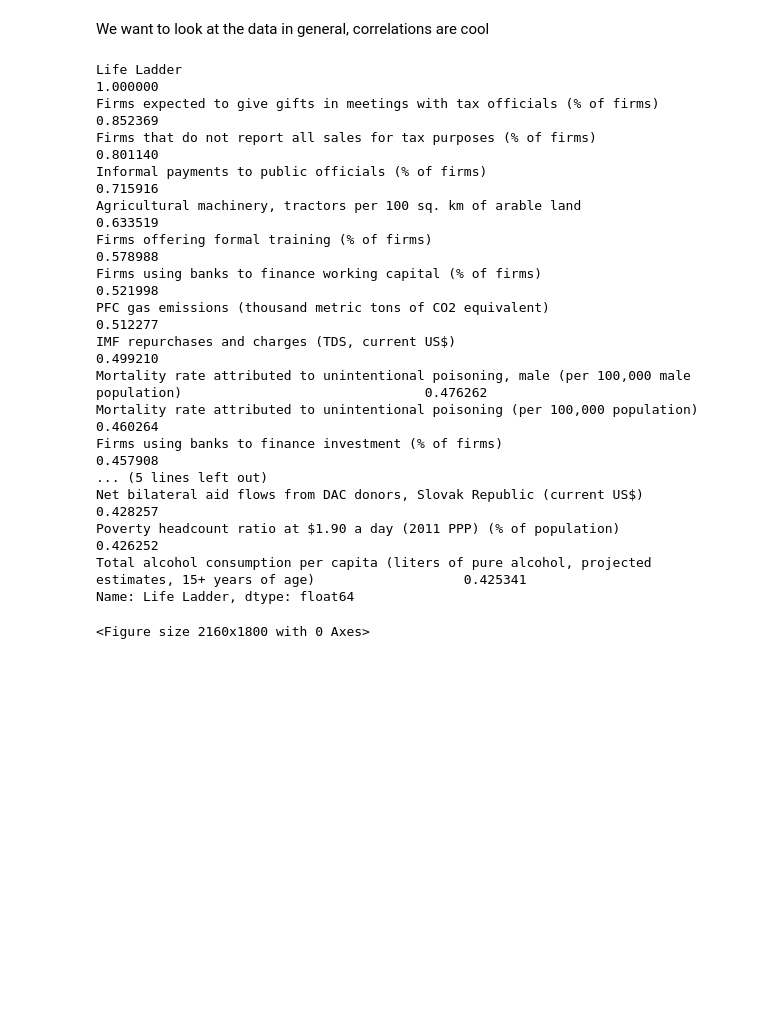
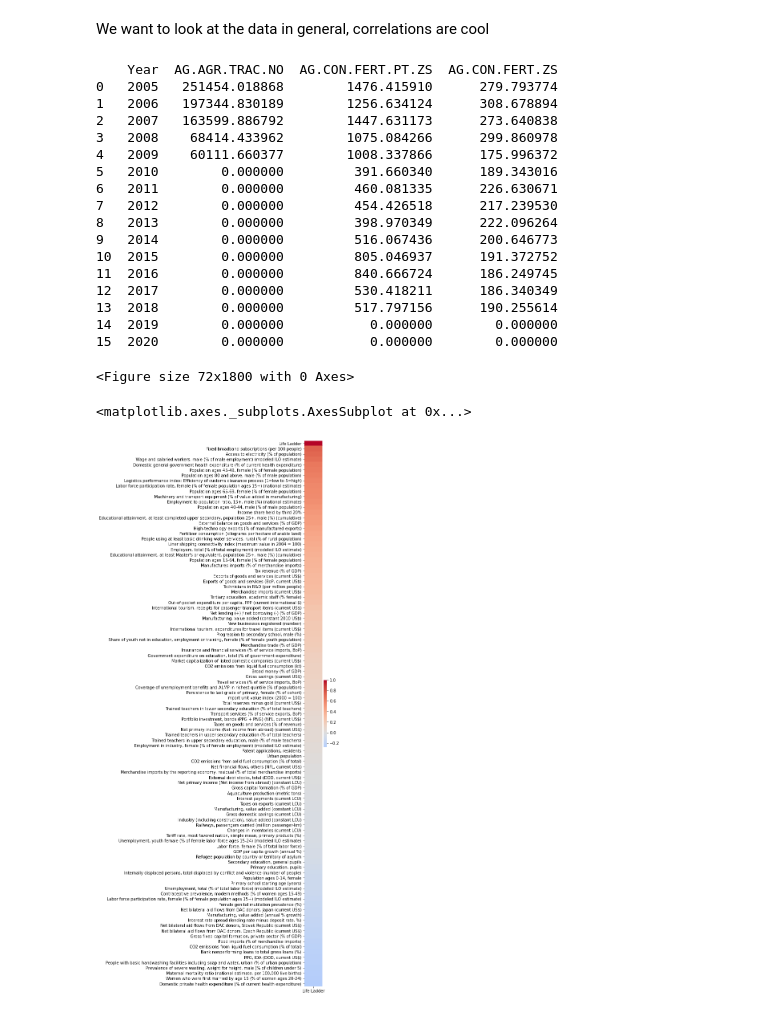
Before and after one commit to alderie/happinessfactor, a Jupyter notebook: notebook.ipynb, the cells around one changed output. Cells and saved outputs as stored; diff of their text form; code cells hidden in the pictures; blank space fills up the shorter version.

Commit message:
Implemented per year correlation heatmap

```diff
--- a/notebook.ipynb
+++ b/notebook.ipynb
@@ -172,42 +172,70 @@ We want to look at the data in general, correlations are cool
 # %%
 # Overall
 
-plt.figure(figsize =(30,25))
+plt.figure(figsize =(1,25))
 
 def getAllIndicators(df, hi):
-    #print(df)
-    mean_data = df.fillna(0).groupby(by='Indicator Name').mean().transpose()
+
+    mean_data = df.fillna(0).groupby(by='Indicator Code').mean().transpose()
     # mean_data.drop(mean_data.columns[60:], inplace=True, axis=1)
     mean_data = mean_data.rename_axis('index', axis='columns')
     mean_data = mean_data.reset_index(level=[0]).rename(columns={'index': 'Year'})
     mean_data = mean_data.astype({'Year': np.int64})
 
-    return mean_data.merge(hi.groupby(by='Year').mean(), how='inner', on=['Year'])
+    mean_happiness_data = hi.groupby(by='Year').mean().reset_index(level=[0])
+
+    return mean_data.merge(mean_happiness_data, how='inner', on=['Year'])
 
     # print(pd.unique(df['Indicator Code']))
 
-# getAllIndicators(wdi_data, simplified_whr_data)
-getAllIndicators(wdi_data, simplified_whr_data).corr()['Life Ladder'].sort_values(ascending=False)[:20]
-# sns.heatmap(getAllIndicators(wdi_data, simplified_whr_data).corr()['Life Ladder'], center = 0, cmap = 'coolwarm')
+#indicator_data = getAllIndicators(wdi_data, simplified_whr_data)
+#m,b = np.polyfit(indicator_data['Year'], indicator_data['Life Ladder'], 1)
+#adjusted_corr = indicator_data.corr() * (1/m)
+
+#hi_idx = adjusted_corr.columns.get_loc('Life Ladder')
+#sns.heatmap(adjusted_corr.sort_values(by='Life Ladder', ascending=False).iloc[0:len(adjusted_corr):10, hi_idx:hi_idx+1], center = 0, cmap = 'coolwarm')
+print(getAllIndicators(wdi_data, simplified_whr_data).iloc[:,:4])
+#data = getAllIndicators(wdi_data, simplified_whr_data).corr()
+#hi_idx = data.columns.get_loc('Life Ladder')
+#sns.heatmap(getAllIndicators(wdi_data, simplified_whr_data).corr().iloc[:50,hi_idx:hi_idx+1],center = 0, cmap='coolwarm')
 # %% [output]
-Life Ladder                                                                                                            1.000000
-Firms expected to give gifts in meetings with tax officials (% of firms)                                               0.852369
-Firms that do not report all sales for tax purposes (% of firms)                                                       0.801140
-Informal payments to public officials (% of firms)                                                                     0.715916
-Agricultural machinery, tractors per 100 sq. km of arable land                                                         0.633519
-Firms offering formal training (% of firms)                                                                            0.578988
-Firms using banks to finance working capital (% of firms)                                                              0.521998
-PFC gas emissions (thousand metric tons of CO2 equivalent)                                                             0.512277
-IMF repurchases and charges (TDS, current US$)                                                                         0.499210
-Mortality rate attributed to unintentional poisoning, male (per 100,000 male population)                               0.476262
-Mortality rate attributed to unintentional poisoning (per 100,000 population)                                          0.460264
-Firms using banks to finance investment (% of firms)                                                                   0.457908
-... (5 lines left out)
-Net bilateral aid flows from DAC donors, Slovak Republic (current US$)                                                 0.428257
-Poverty headcount ratio at $1.90 a day (2011 PPP) (% of population)                                                    0.426252
-Total alcohol consumption per capita (liters of pure alcohol, projected estimates, 15+ years of age)                   0.425341
-Name: Life Ladder, dtype: float64
+    Year  AG.AGR.TRAC.NO  AG.CON.FERT.PT.ZS  AG.CON.FERT.ZS
+0   2005   251454.018868        1476.415910      279.793774
+1   2006   197344.830189        1256.634124      308.678894
+2   2007   163599.886792        1447.631173      273.640838
+3   2008    68414.433962        1075.084266      299.860978
+4   2009    60111.660377        1008.337866      175.996372
+5   2010        0.000000         391.660340      189.343016
+6   2011        0.000000         460.081335      226.630671
+7   2012        0.000000         454.426518      217.239530
+8   2013        0.000000         398.970349      222.096264
+9   2014        0.000000         516.067436      200.646773
+10  2015        0.000000         805.046937      191.372752
+11  2016        0.000000         840.666724      186.249745
+12  2017        0.000000         530.418211      186.340349
+13  2018        0.000000         517.797156      190.255614
+14  2019        0.000000           0.000000        0.000000
+15  2020        0.000000           0.000000        0.000000
-<Figure size 2160x1800 with 0 Axes>
+<Figure size 72x1800 with 0 Axes>
+# %%
+# Correlation for a specific year
+
+plt.figure(figsize =(1,25))
+
+def getAllIndicatorsPerCountryForYear(df, hi, year):
+
+    mean_data = df[["Country Name", "Indicator Name", "Indicator Code", str(year)]].fillna(0)
+    new_data_table = mean_data.pivot(index=['Indicator Name'],columns=['Country Name'], values=[str(year)]).T.fillna(0)
+    mean_happiness_data = hi[hi['Year'] == year]
+
+    return new_data_table.merge(mean_happiness_data, how='inner', on=['Country Name'])
+
+new_corr = getAllIndicatorsPerCountryForYear(wdi_data, simplified_whr_data, 2016).corr()
+hi_idx = new_corr.columns.get_loc('Life Ladder')
+sns.heatmap(new_corr.sort_values(by='Life Ladder', ascending=False).iloc[0:len(adjusted_corr):10, hi_idx:hi_idx+1], center = 0, cmap = 'coolwarm')
+# %% [output]
+<matplotlib.axes._subplots.AxesSubplot at 0x...>
+[figure, added]
 # %%
 # For a specific country
 
```
Also changed, not shown: parts of 1 cell of this notebook.
